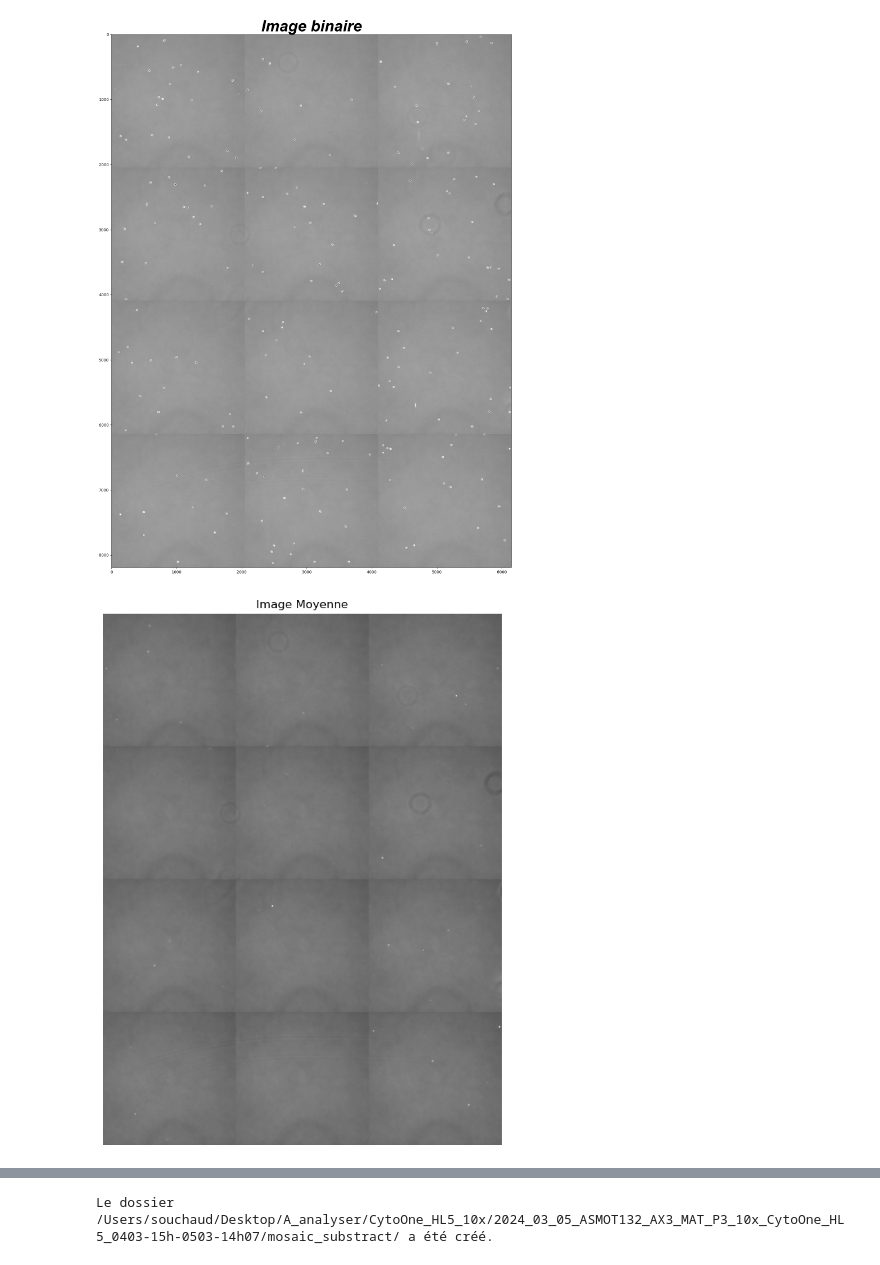
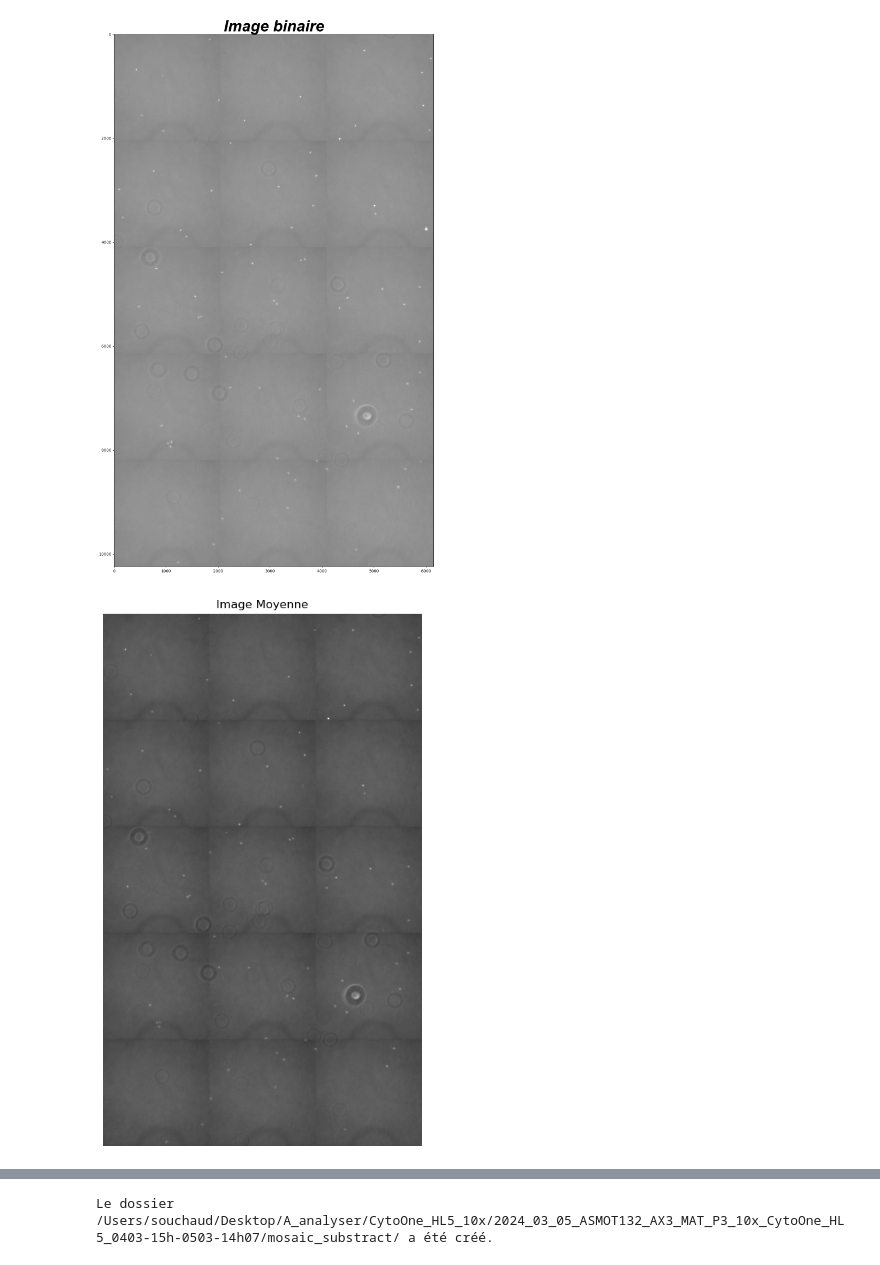
Before and after one commit to Alex-code-lab/tracking_and_analyze, a Jupyter notebook: traitement_tracking/3_Substrack_background.ipynb, the cells around one changed output, grey strips where cells are left out. Drawn from its saved outputs; the diff is of its cells as text; code cells hidden in the pictures.

```diff
--- a/traitement_tracking/3_Substrack_background.ipynb
+++ b/traitement_tracking/3_Substrack_background.ipynb
@@ -9,10 +9,11 @@ import functions_analyze as lib
 import imageio
 import os
 # %%
-frame = lib.import_img_sequences(path='/Users/souchaud/Desktop/A_analyser/CytoOne_HL5_10x/2024_03_05_ASMOT132_AX3_MAT_P3_10x_CytoOne_HL5_0403-15h-0503-14h07/mosaic/',
-                                 first_frame=0, last_frame=340, file_extension='.tif')
+manip = '2024_03_26_ASMOT143_AX3_2024_P1_10x_CytoOne_HL5_2603-17h00-2703-12h00'
+frame = lib.import_img_sequences(path=f'/Users/souchaud/Desktop/A_analyser/CytoOne_HL5_10x/{manip}/mosaic/',
+                                 first_frame=0, last_frame=50, file_extension='.tif')
 # %% [output]
-[figure, old version]
+[figure, new version]
 # %%
 # Conversion des images en tableau NumPy
 # Assurez-vous que toutes vos images ont les mêmes dimensions
@@ -28,7 +29,7 @@ plt.title("Image Moyenne")
 plt.axis('off')  # Cacher les axes
 plt.show()
 # %% [output]
-[figure, old version]
+[figure, new version]
 # %%
 # Soustraire l'image médiane
 subtracted_image = frame[1] - median_image
```
Also changed, not shown: parts of 1 cell of this notebook, 2 other files.
